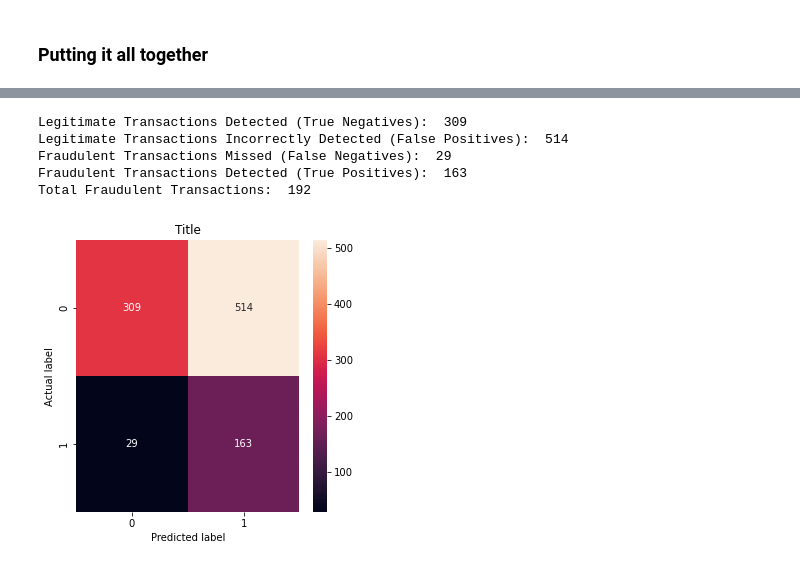
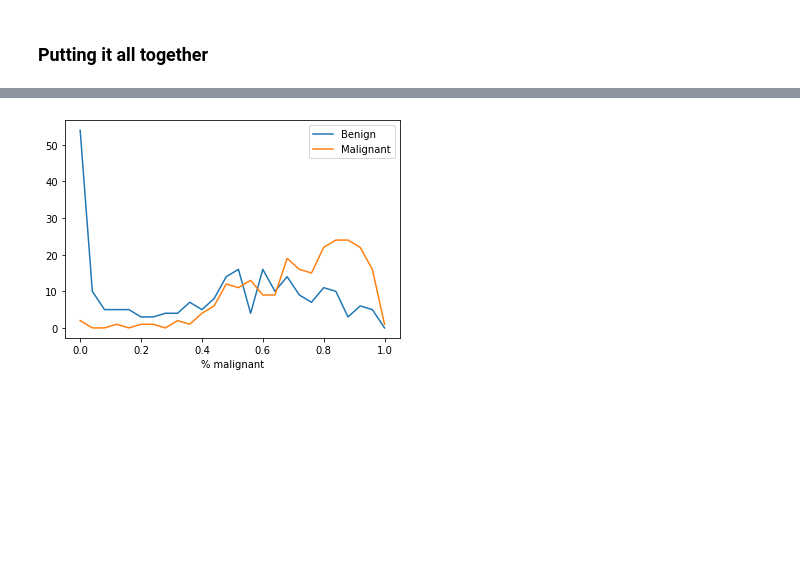
Before and after one commit to hueindahaus/mole-patrol, a Jupyter notebook: backend/ml/model_training copy 2.ipynb, the cells around one changed output, grey strips where cells are left out. Cells and saved outputs as stored; diff of their text form; code cells hidden in the pictures; blank space fills up the shorter version.

```diff
--- a/backend/ml/model_training copy 2.ipynb
+++ b/backend/ml/model_training copy 2.ipynb
@@ -255,9 +357,25 @@ KeyboardInterrupt:
+# %%
+n_bins = 25
+benigns = np.zeros(n_bins + 1)
+malignants = np.zeros(n_bins + 1)
+
+for i in range(len(rounded_ground_truth)):
+    if (rounded_ground_truth[i] == 0):
+        benigns[int(predictions[i] * n_bins)] += 1
+    else:
+        malignants[int(predictions[i] * n_bins)] += 1
+
+
+# plt.plot(xs, y1s)
+# plt.plot(xs, y2s)
+plt.plot(np.array(range(n_bins + 1)) * 1.0 / n_bins, benigns)
+plt.plot(np.array(range(n_bins + 1)) * 1.0 / n_bins, malignants)
+
+plt.legend(["Benign", "Malignant"])
+plt.xlabel("% malignant")
+# plt.ylabel("Score")
+plt.show()
+# %% [output]
+[figure, added]
 # %%
-plot_cm(rounded_ground_truth, rounded_predictions)
+# plot_cm(rounded_ground_truth, rounded_predictions)
-# %% [output]
-Legitimate Transactions Detected (True Negatives):  309
-Legitimate Transactions Incorrectly Detected (False Positives):  514
-Fraudulent Transactions Missed (False Negatives):  29
-Fraudulent Transactions Detected (True Positives):  163
-Total Fraudulent Transactions:  192
-[figure, removed]
```
Also changed, not shown: parts of 18 cells of this notebook.
